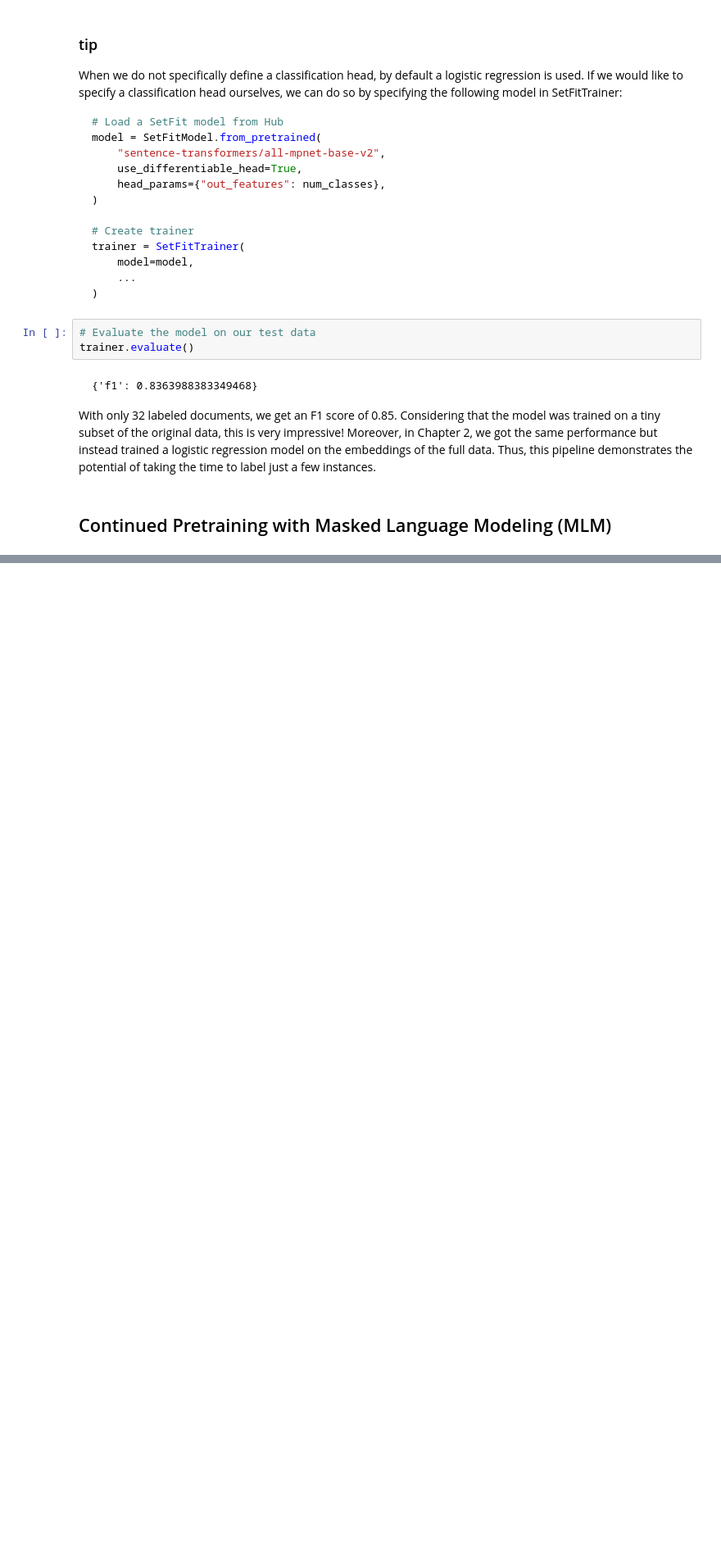
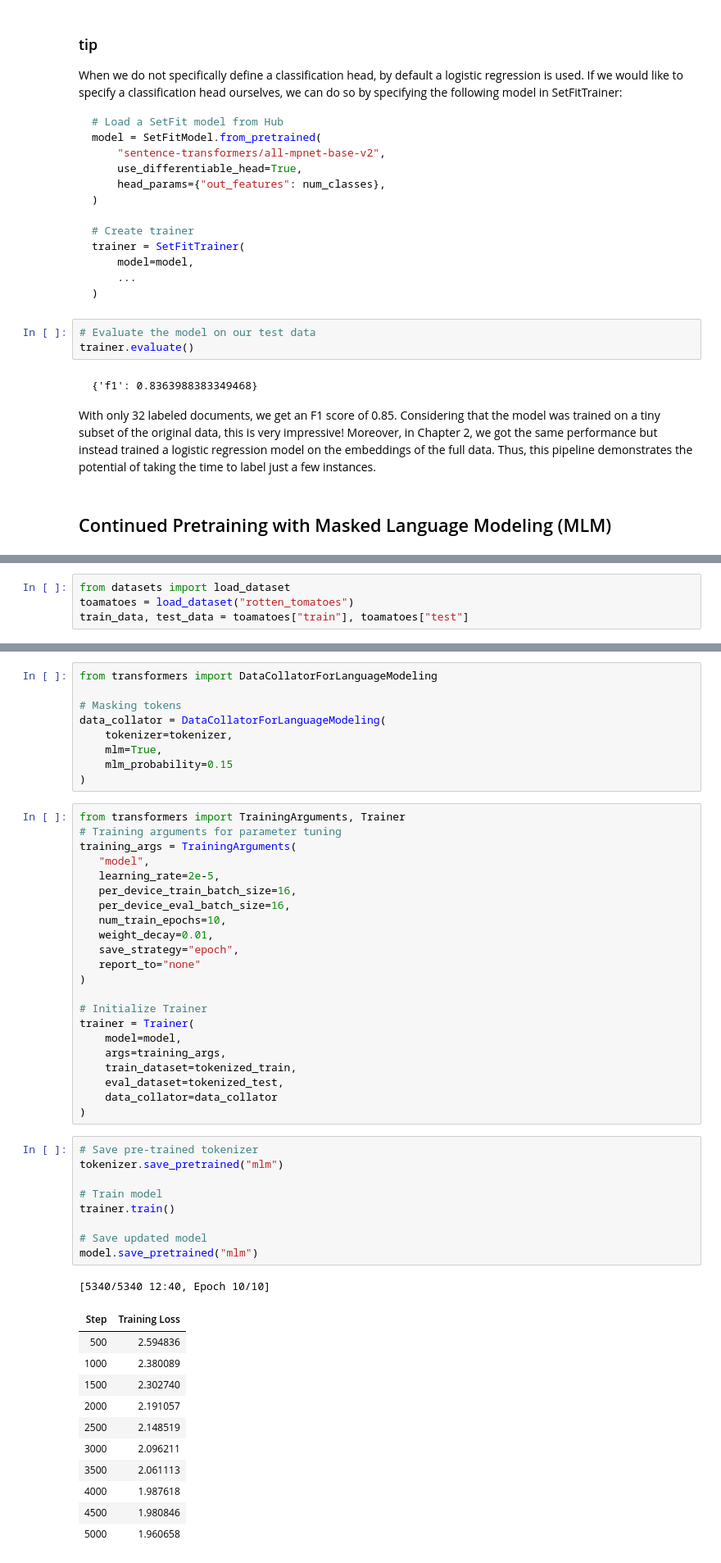
Before and after one commit to bilalox-billy/LLMs-Handson, a Jupyter notebook: notebooks/chapter11.ipynb, the cells around one changed output, grey strips where cells are left out. Shown at 82% size. Cells and saved outputs as stored; diff of their text form; blank space fills up the shorter version.

Commit message:
Perform continued pretraining with masked language modeling

```diff
--- a/notebooks/chapter11.ipynb
+++ b/notebooks/chapter11.ipynb
@@ -466,0 +484,4 @@ With only 32 labeled documents, we get an F1 score of 0.85. Considering that the
+# %%
+from datasets import load_dataset
+toamatoes = load_dataset("rotten_tomatoes")
+train_data, test_data = toamatoes["train"], toamatoes["test"]
@@ -466,0 +509,53 @@ With only 32 labeled documents, we get an F1 score of 0.85. Considering that the
+# %%
+from transformers import DataCollatorForLanguageModeling
+
+# Masking tokens
+data_collator = DataCollatorForLanguageModeling(
+    tokenizer=tokenizer,
+    mlm=True,
+    mlm_probability=0.15
+)
+# %%
+from transformers import TrainingArguments, Trainer
+# Training arguments for parameter tuning
+training_args = TrainingArguments(
+   "model",
+   learning_rate=2e-5,
+   per_device_train_batch_size=16,
+   per_device_eval_batch_size=16,
+   num_train_epochs=10,
+   weight_decay=0.01,
+   save_strategy="epoch",
+   report_to="none"
+)
+
+# Initialize Trainer
+trainer = Trainer(
+    model=model,
+    args=training_args,
+    train_dataset=tokenized_train,
+    eval_dataset=tokenized_test,
+    data_collator=data_collator
+)
+# %%
+# Save pre-trained tokenizer
+tokenizer.save_pretrained("mlm")
+
+# Train model
+trainer.train()
+
+# Save updated model
+model.save_pretrained("mlm")
+# %% [output]
+[5340/5340 12:40, Epoch 10/10]
+| Step | Training Loss |
+| 500 | 2.594836 |
+| 1000 | 2.380089 |
+| 1500 | 2.302740 |
+| 2000 | 2.191057 |
+| 2500 | 2.148519 |
+| 3000 | 2.096211 |
+| 3500 | 2.061113 |
+| 4000 | 1.987618 |
+| 4500 | 1.980846 |
+| 5000 | 1.960658 |
```
Also changed, not shown: parts of 14 cells of this notebook, 3 other files.
